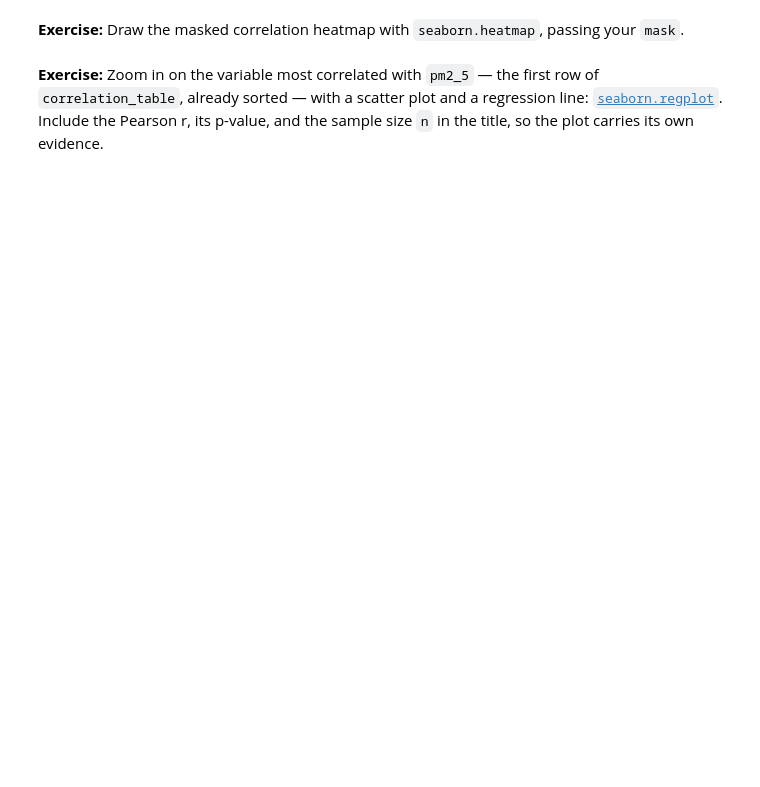
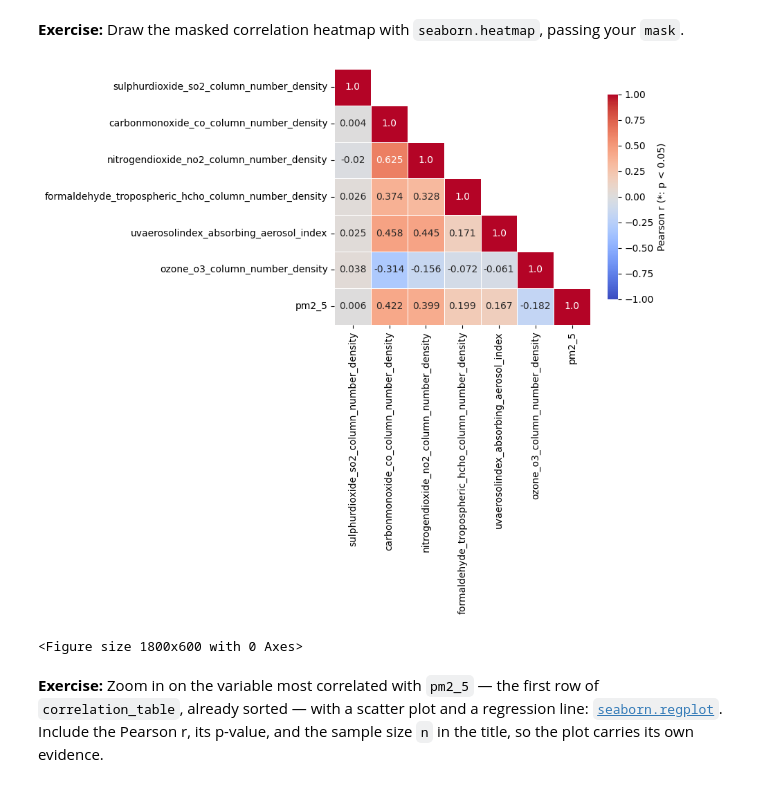
Before and after one commit to zakarya-22/air-quality-analysis, a Jupyter notebook: notebooks/session3/01_correlation_analysis.ipynb, the cells around one changed output. Saved outputs shown, nothing was run; the diff lists cells and outputs as text; code cells hidden in the pictures; blank space fills up the shorter version.

```diff
--- a/notebooks/session3/01_correlation_analysis.ipynb
+++ b/notebooks/session3/01_correlation_analysis.ipynb
@@ -110,6 +196,25 @@ def pairwise_correlation_matrices(df, columns):
 **Exercise:** Draw the masked correlation heatmap with `seaborn.heatmap`, passing your `mask`.
 # %%
 # TODO 5: draw the correlation heatmap, hiding masked cells
+
+sns.heatmap(
+    data=data,
+    annot=data.round(3),
+    mask=mask,
+    fmt="",
+    cmap="coolwarm",
+    vmin=-1,
+    vmax=1,
+    center=0,
+    square=True,
+    linewidths=0.5,
+    cbar_kws={"shrink": 0.8, "label": "Pearson r (*: p < 0.05)"},
+)
+plt.figure(figsize=(18,6))
+plt.show()
+# %% [output]
+[figure, added]
+<Figure size 1800x600 with 0 Axes>
 # %% [markdown]
 **Exercise:** Zoom in on the variable most correlated with `pm2_5` — the first row of `correlation_table`, already sorted — with a scatter plot and a regression line: [`seaborn.regplot`](https://seaborn.pydata.org/generated/seaborn.regplot.html). Include the Pearson r, its p-value, and the sample size `n` in the title, so the plot carries its own evidence.
 # %%
```
Also changed, not shown: parts of 6 cells of this notebook, 1 other file.
